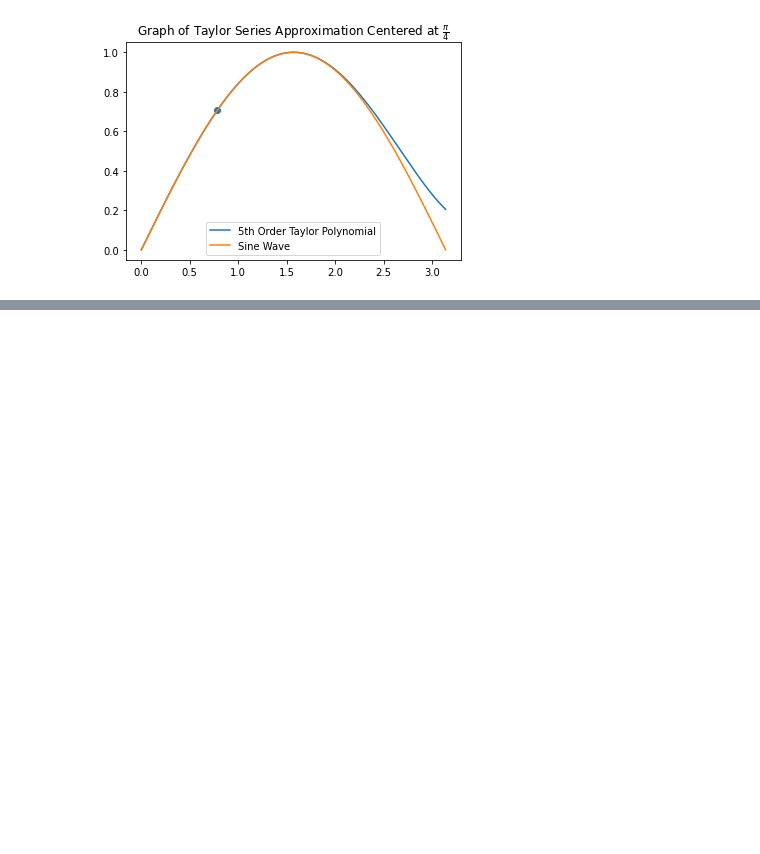
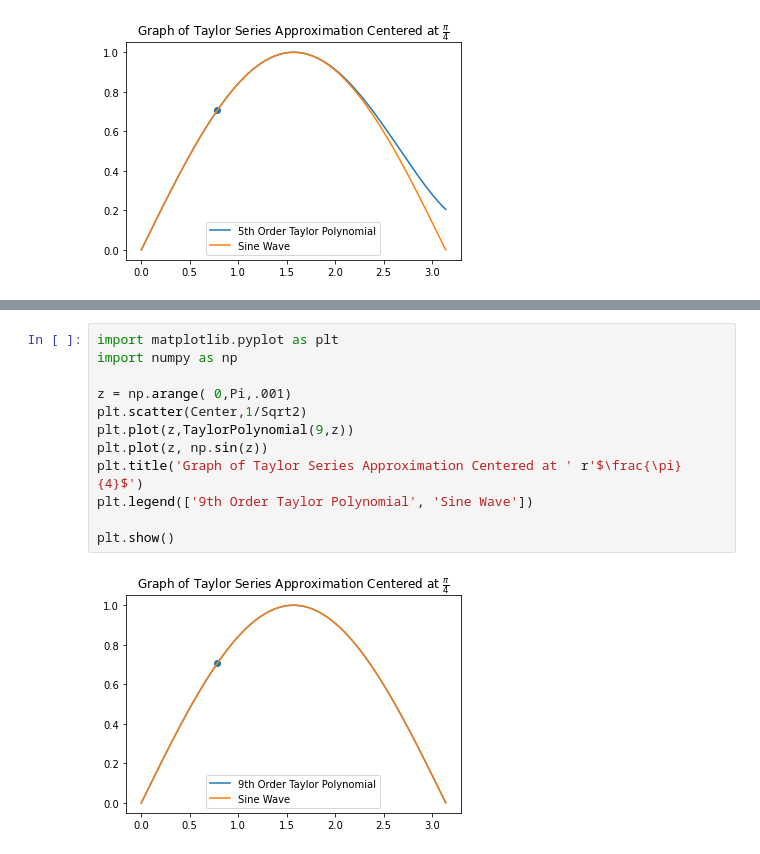
Before and after one commit to nurfnick/CSPMA4413, a Jupyter notebook: StricklerEthan_CPSMA4413_Group_Coding_Assignment_1_.ipynb, the cells around one changed output, grey strips where cells are left out. Cells and saved outputs as stored; diff of their text form; blank space fills up the shorter version.

```diff
--- a/StricklerEthan_CPSMA4413_Group_Coding_Assignment_1_.ipynb
+++ b/StricklerEthan_CPSMA4413_Group_Coding_Assignment_1_.ipynb
@@ -80,6 +80,20 @@ plt.legend(['20th Order Taylor Polynomial', 'Sine Wave'])
 plt.show()
 # %% [output]
 [figure]
+# %%
+import matplotlib.pyplot as plt
+import numpy as np
+
+z = np.arange( 0,Pi,.001)
+plt.scatter(Center,1/Sqrt2)
+plt.plot(z,TaylorPolynomial(9,z))
+plt.plot(z, np.sin(z))
+plt.title('Graph of Taylor Series Approximation Centered at ' r'$\frac{\pi}{4}$')
+plt.legend(['9th Order Taylor Polynomial', 'Sine Wave'])
+
+plt.show()
+# %% [output]
+[figure, added]
 # %% [markdown]
 Ethan Strickler
 
```
Also changed, not shown: parts of 2 cells of this notebook.
